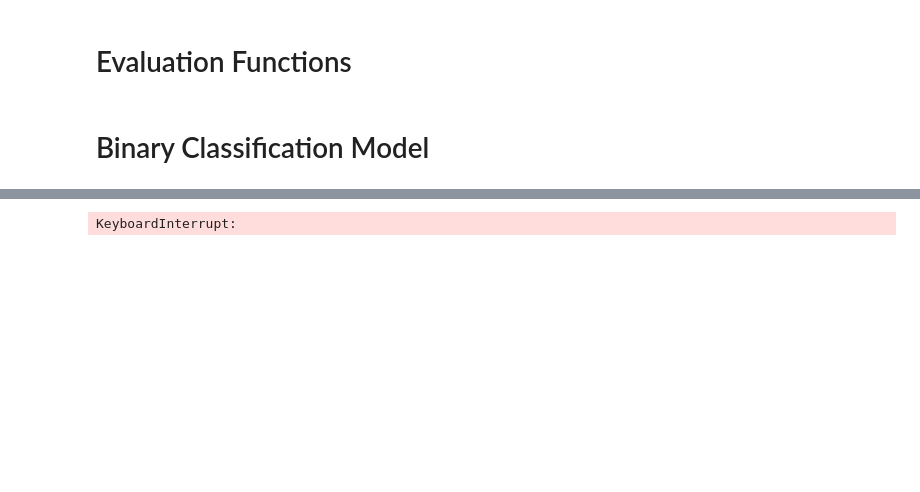
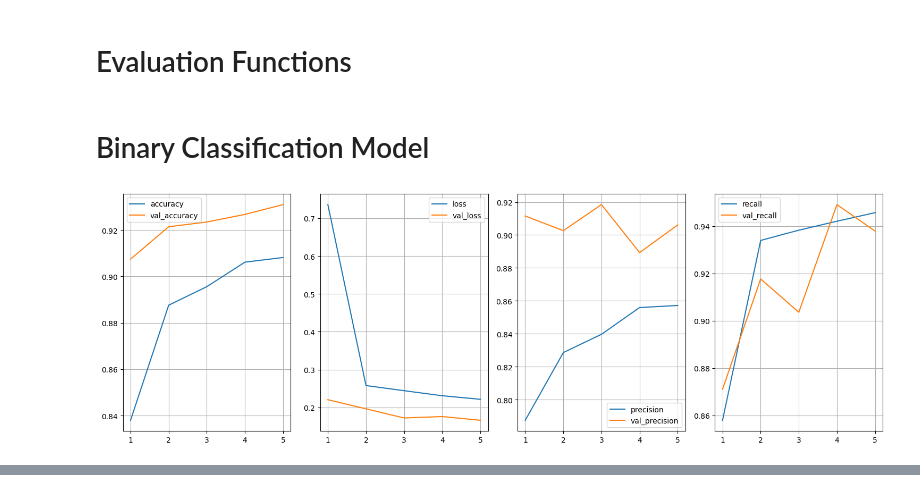
Before and after one commit to diwalsh/Medical-Imaging-Segmentation-Application, a Jupyter notebook: cnn_classification_resnet_train.ipynb, the cells around one changed output, grey strips where cells are left out. Saved outputs shown, nothing was run; the diff lists cells and outputs as text; code cells hidden in the pictures; blank space fills up the shorter version.

```diff
--- a/cnn_classification_resnet_train.ipynb
+++ b/cnn_classification_resnet_train.ipynb
@@ -45,14 +45,14 @@ from tensorflow.keras.optimizers import Adam
 # %%
 # Define hyperparameters and constants
 BATCH_SIZE = 64
-EPOCHS = 30
+EPOCHS = 50
 LEARN_RATE = 0.001
+NEURONS = 256
 
 MEAN = 0.136
 STD = 0.178
 
 IM_SIZE = 288
-
 DATASET = 'dataset_UWM_GI_Tract_classification_rgb_test15'
 # %% [markdown]
 # Evaluation Functions
@@ -186,7 +186,7 @@ train_datagen = ImageDataGenerator(
     zoom_range=0.2,
     horizontal_flip=True,
     brightness_range=[0.5, 1.5],  # Adjust brightness randomly between 0.5 and 1.5
-    validation_split=0
+    validation_split=0.2
 )
 
 test_datagen = ImageDataGenerator(
@@ -233,31 +233,32 @@ for layer in resnet_base.layers:
 resnet_output = resnet_base.output
 
 # Flatten the output tensor
 flattened_output = Flatten()(resnet_output)
 
 # Add the fully connected layers: 1 layer with 256 neurons and the output layer with a sigmoid function
-deep_layers = Dense(384, kernel_initializer=glorot_uniform(seed=42), activation='relu')(flattened_output)
+deep_layers = Dense(NEURONS, kernel_initializer=glorot_uniform(seed=42), activation='relu')(flattened_output)
 dropout = Dropout(0.5)(deep_layers)
 output = Dense(1, activation='sigmoid')(dropout)
 
 # Create the model
 model = Model(inputs=resnet_base.input, outputs=output)
 
 # Compile de model
 optimizer = Adam(learning_rate=LEARN_RATE)
 eval_metrics = [tf.keras.metrics.Precision(thresholds=0.5), tf.keras.metrics.Recall(thresholds=0.5), "accuracy"]
 model.compile(optimizer=optimizer, loss='binary_crossentropy', metrics=eval_metrics)
 
 # Train the model
 history = model.fit(
     train_generator,
     batch_size=BATCH_SIZE,
     epochs=EPOCHS,
     #validation steps=
     #steps_per_epoch
     verbose=1,
     validation_data=validation_generator,
     #class_weight=class_weight,
     callbacks=plot_learning()
 )
 # %% [output]
+[figure, added]
@@ -269,4 +268,3 @@ Epoch 1/30
-KeyboardInterrupt:
 # %%
 # Save model
 #model.save("resnet50v2_nn256_lr0001_relu_batch32_epoch20.keras")
```
Also changed, not shown: parts of 2 cells of this notebook, 2 other files.
